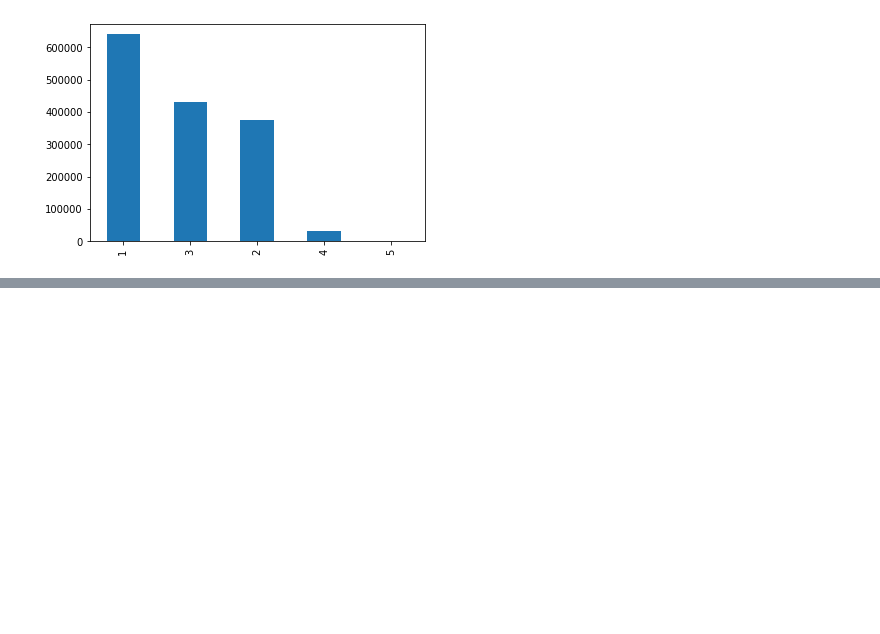
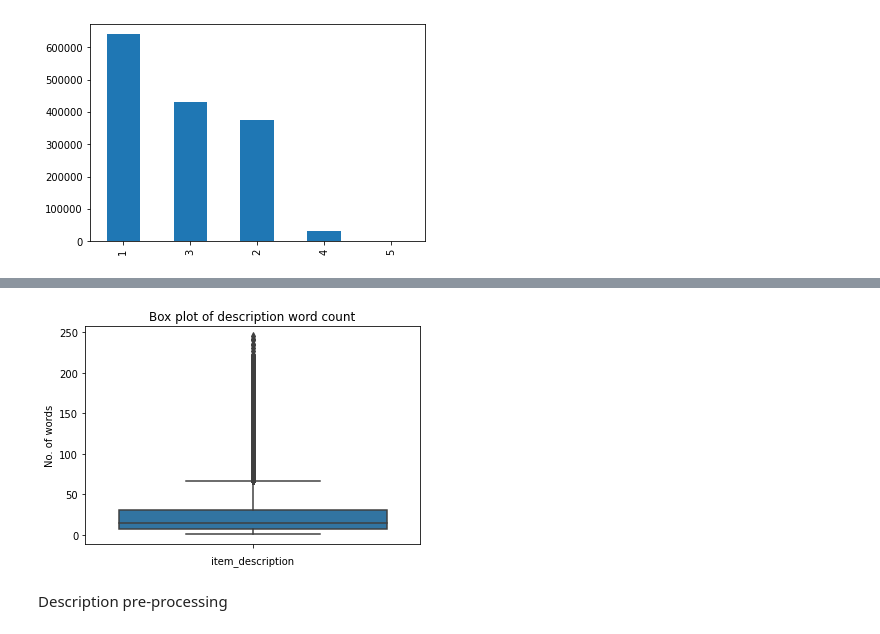
Before and after one commit to danielecaliari/AML, a Jupyter notebook: progetto_AML.ipynb, the cells around one changed output, grey strips where cells are left out. Cells and saved outputs as stored; diff of their text form; code cells hidden in the pictures; blank space fills up the shorter version.

```diff
--- a/progetto_AML.ipynb
+++ b/progetto_AML.ipynb
@@ -169,0 +203,4 @@ Name: item_condition_id, dtype: int64
+# %%
+# add column with wordcount of descriptions
+train['description_wc'] = [len(str(i).split()) for i in train['item_description']]
+train
@@ -169,0 +221,11 @@ Name: item_condition_id, dtype: int64
+# %%
+# the majority descriptions contain approximately less than 40 words
+sns.boxplot(y=train['description_wc'], orient='v')
+plt.title("Box plot of description word count")
+plt.xlabel("item_description")
+plt.ylabel("No. of words")
+plt.show()
+# %% [output]
+[figure, added]
+# %% [markdown]
+Description pre-processing
```
Also changed, not shown: parts of 15 cells of this notebook.
